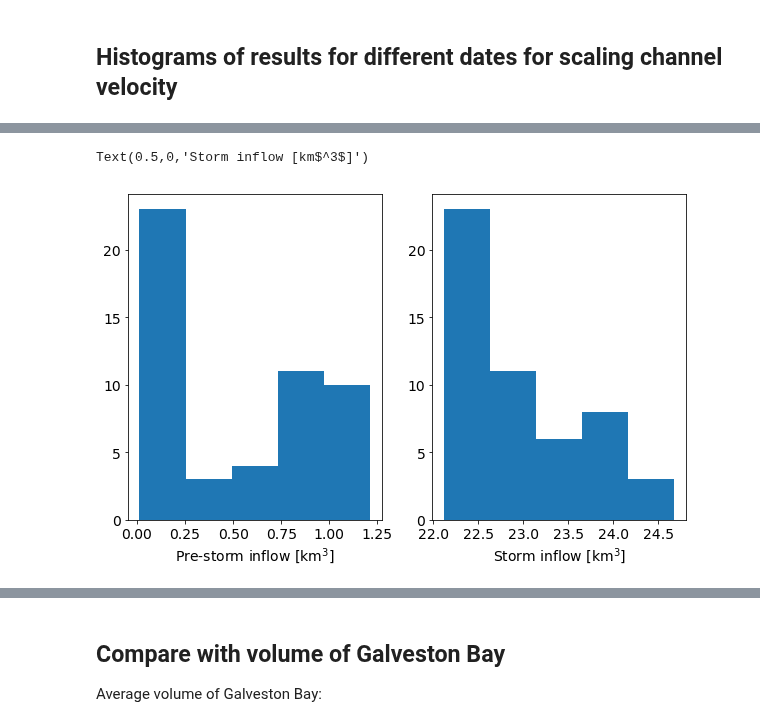
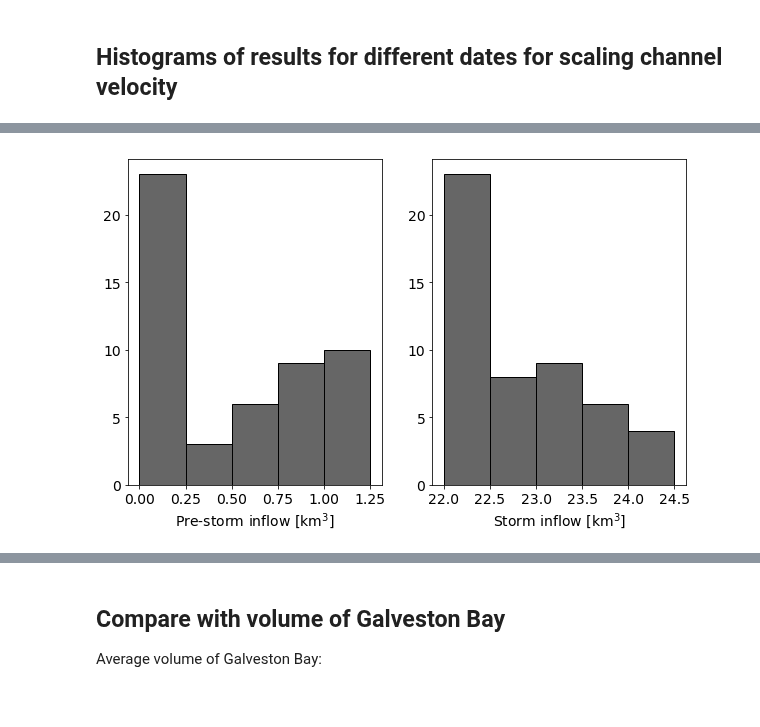
Before and after one commit to kthyng/flood_estimate, a Jupyter notebook: Harvey inflow.ipynb, the cells around one changed output, grey strips where cells are left out. Cells and saved outputs as stored; diff of their text form; code cells hidden in the pictures.

```diff
--- a/Harvey inflow.ipynb
+++ b/Harvey inflow.ipynb
@@ -426,7 +432,7 @@ s = 350
 cmap = cmo.matter
 
 types = ['lag', 'efold', 'timeto12']
-typenames = ['Lag time', 'e-folding time', 'Time to 12% salinity']
+typenames = ['Freshwater lag time', 'e-folding time', 'Time to flushed']
 
 fig = plt.figure(figsize=(15, 8))
 fig.subplots_adjust(wspace=0.03, left=0.01, right=0.98)
@@ -929,11 +1173,12 @@ for i, startdate in enumerate(startdates):
 # %%
 fig, axes = plt.subplots(1, 2, figsize=(10,6))
 # pre-storm
-axes[0].hist(preV, bins=5)
+axes[0].hist(preV, bins=5, edgecolor='k', color='0.4', range=(0,1.25))
 axes[0].set_xlabel('Pre-storm inflow [km$^3$]')
 # during storm
-axes[1].hist(stormV, bins=5)
+axes[1].hist(stormV, bins=5, edgecolor='k', color='0.4', range=(22,24.5))
 axes[1].set_xlabel('Storm inflow [km$^3$]')
+
+fig.savefig('figures/histogram.pdf', bbox_inches='tight')
 # %% [output]
-Text(0.5,0,'Storm inflow [km$^3$]')
-[figure, old version]
+[figure, new version]
```
Also changed, not shown: parts of 25 cells of this notebook.
